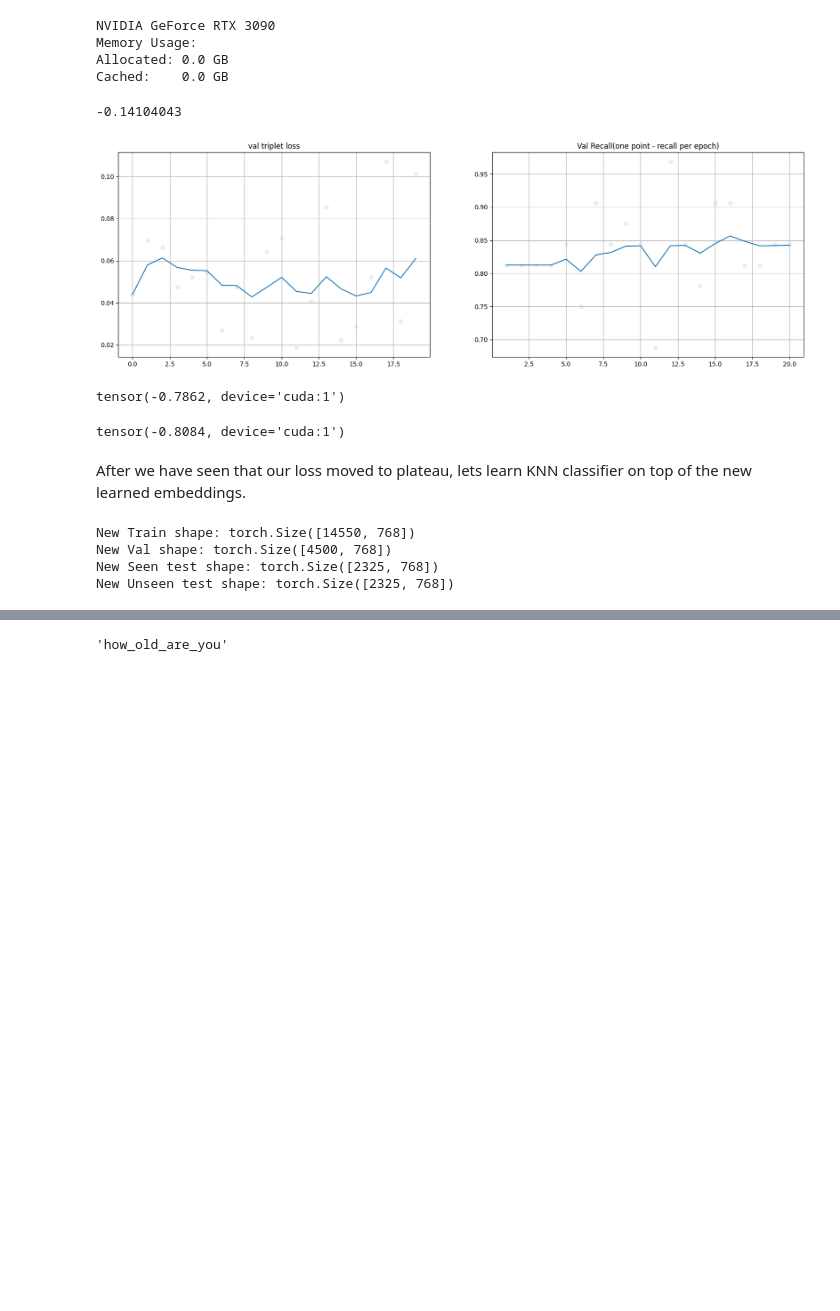
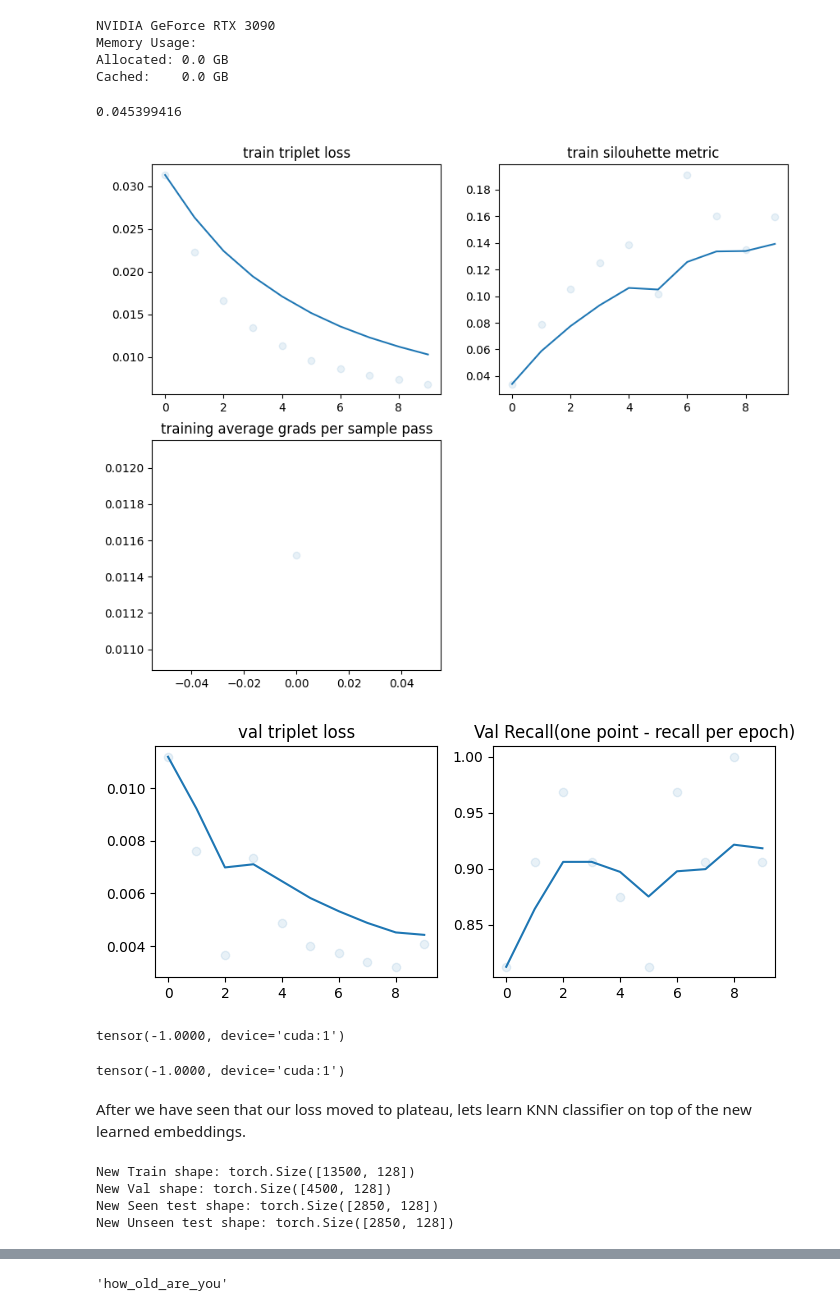
Before and after one commit to runnerup96/metric-learning-in-nlp, a Jupyter notebook: Metric Learning for BERT.ipynb, the cells around one changed output, grey strips where cells are left out. Saved outputs shown, nothing was run; the diff lists cells and outputs as text; code cells hidden in the pictures; blank space fills up the shorter version.

```diff
--- a/Metric Learning for BERT.ipynb
+++ b/Metric Learning for BERT.ipynb
@@ -29,6 +29,10 @@ from sklearn.metrics import classification_report
 from sklearn.manifold import TSNE
 from transformers import BertModel, BertTokenizer
 from transformers import AutoModel, AutoTokenizer
+import sys
+import os
+
+sys.path.append(os.path.join(os.getcwd(), "./src"))
 
 torch.manual_seed(42)
 np.random.seed(42)
@@ -40,8 +44,9 @@ if torch.cuda.is_available():
 else:
   dev = "cpu"
 DEVICE = torch.device(dev)
-FROZEN_BERT = AutoModel.from_pretrained('bert-base-uncased').to(DEVICE)
-TOKENIZER = AutoTokenizer.from_pretrained("bert-base-uncased")
+MODEL_NAME = 'prajjwal1/bert-tiny'
+FROZEN_BERT = AutoModel.from_pretrained(MODEL_NAME).to(DEVICE)
+TOKENIZER = AutoTokenizer.from_pretrained(MODEL_NAME)
 MAX_LEN = 128
 
 %load_ext autoreload
@@ -52,7 +57,7 @@ from src.utils.encoding import encode_data, create_tranformer_input
 from src.utils.tsne import get_indexes_of_samples
 from src.utils.triplets import TripletGenerator
 from src.models.knn import KnnIndex
-from src.models.metricbert import MetricBERT
+from src.models.metricbert import TransformerBasedEncoder
 from src.losses.losses import compute_triplet_loss, l2_distance, compute_silhouette_score
 
 %matplotlib inline
@@ -334,4 +335,4 @@ compute_silhouette_score(
     attention_mask_array=train_attention_mask_array,
 )
 # %% [output]
--0.14104043
+0.045399416
@@ -338,44 +343,50 @@ compute_silhouette_score(
 # %%
 from src.loops.basic import fit
 
 
 train_generator = TripletGenerator(
     train_target_indexes_dict,
     token_ids_storage=train_token_ids_array,
     attention_storage=train_attention_mask_array,
 )
 
 val_generator = TripletGenerator(
     val_target_indexes_dict,
     token_ids_storage=val_token_ids_array,
     attention_storage=val_attention_mask_array,
 )
 
-metric_bert = MetricBERT(FROZEN_BERT)
+LAYERS2FREEZE = 0
+# metric_bert = MetricBERT(FROZEN_BERT)
+metric_bert = TransformerBasedEncoder(FROZEN_BERT, LAYERS2FREEZE)
 optimizer = optim.Adam(metric_bert.parameters(), lr=2e-5)
 
 
 fit(
-    dataset_passes=20,
-    device=DEVICE,
+    dataset_passes=10,
+    batch_szie=128,
+    train_epoch_steps=512,
+    val_epoch_steps=32,
+    triplet_margin=100,
     model=metric_bert,
     optimizer=optimizer,
     train_generator=train_generator,
     val_generator=val_generator,
     train_target_indexes_dict=train_target_indexes_dict,
     train_token_ids_array=train_token_ids_array,
     train_attention_mask_array=train_attention_mask_array,
 )
 # %% [output]
-[figure, old version]
+[figure, new version]
+[figure, added]
 # %%
 encode_data(['hi'], FROZEN_BERT, tokenizer=TOKENIZER, device=DEVICE, max_length=MAX_LEN)[0][0]
 # %% [output]
-tensor(-0.7862, device='cuda:1')
+tensor(-1.0000, device='cuda:1')
 # %%
 encode_data(['hi'], metric_bert.bert, tokenizer=TOKENIZER, device=DEVICE, max_length=MAX_LEN)[0][0]
 # %% [output]
-tensor(-0.8084, device='cuda:1')
+tensor(-1.0000, device='cuda:1')
 # %%
 # Saving finetuned model
 
@@ -409,10 +420,10 @@ print(f"New Val shape: {new_val_embeddings.shape}")
 print(f"New Seen test shape: {new_seen_test_embeddings.shape}")
 print(f"New Unseen test shape: {new_unseen_test_embeddings.shape}")
 # %% [output]
-New Train shape: torch.Size([14550, 768])
-New Val shape: torch.Size([4500, 768])
-New Seen test shape: torch.Size([2325, 768])
-New Unseen test shape: torch.Size([2325, 768])
+New Train shape: torch.Size([13500, 128])
+New Val shape: torch.Size([4500, 128])
+New Seen test shape: torch.Size([2850, 128])
+New Unseen test shape: torch.Size([2850, 128])
 # %%
 # Prepare new embeddings from finetuned model
 
```
Also changed, not shown: parts of 28 cells of this notebook, 3 other files.
